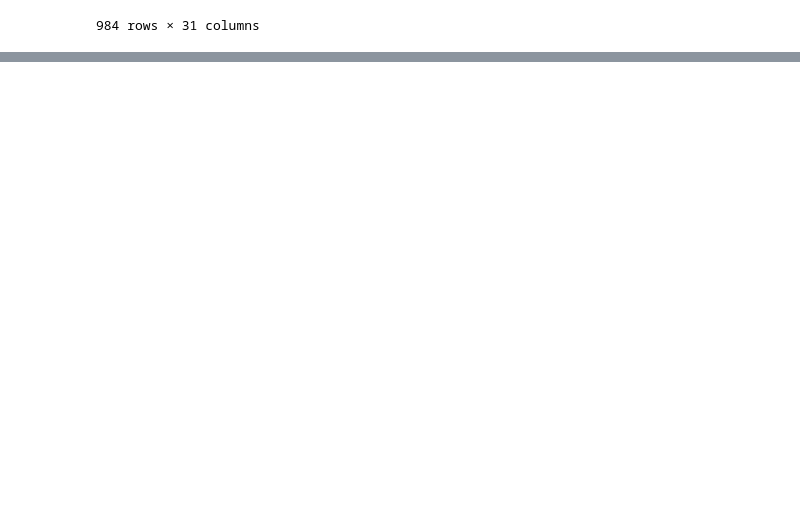
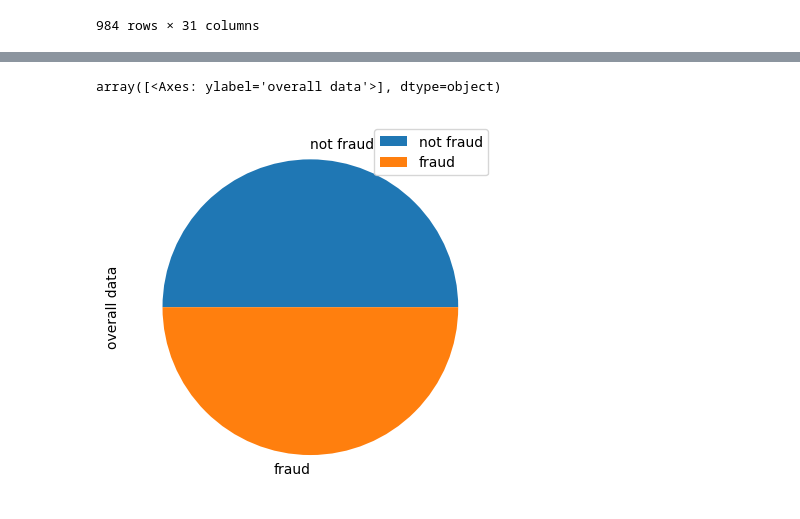
Before and after one commit to LINSANITY03/Fraud_Detection_System, a Jupyter notebook: notebooks/data_preprocessing.ipynb, the cells around one changed output, grey strips where cells are left out. Cells and saved outputs as stored; diff of their text form; code cells hidden in the pictures; blank space fills up the shorter version.

```diff
--- a/notebooks/data_preprocessing.ipynb
+++ b/notebooks/data_preprocessing.ipynb
@@ -92,0 +93,10 @@ sns.heatmap(correlation, annot=True, mask=mask, cmap=cmap, vmax=.3, center=0,squ
+# %%
+# lets conform our data with the total fraud and non fraud statistics from the cleaned data
+
+not_fraud_len = len(equalized_data[equalized_data["Class"] == 0].values)
+fraud_len = len(equalized_data[equalized_data["Class"] == 1].values)
+pie_chart = pd.DataFrame({"overall data": [not_fraud_len, fraud_len]}, index=["not fraud", "fraud"])
+pie_chart.plot.pie(subplots=True)
+# %% [output]
+array([<Axes: ylabel='overall data'>], dtype=object)
+[figure, added]
```
Also changed, not shown: parts of 1 cell of this notebook.
